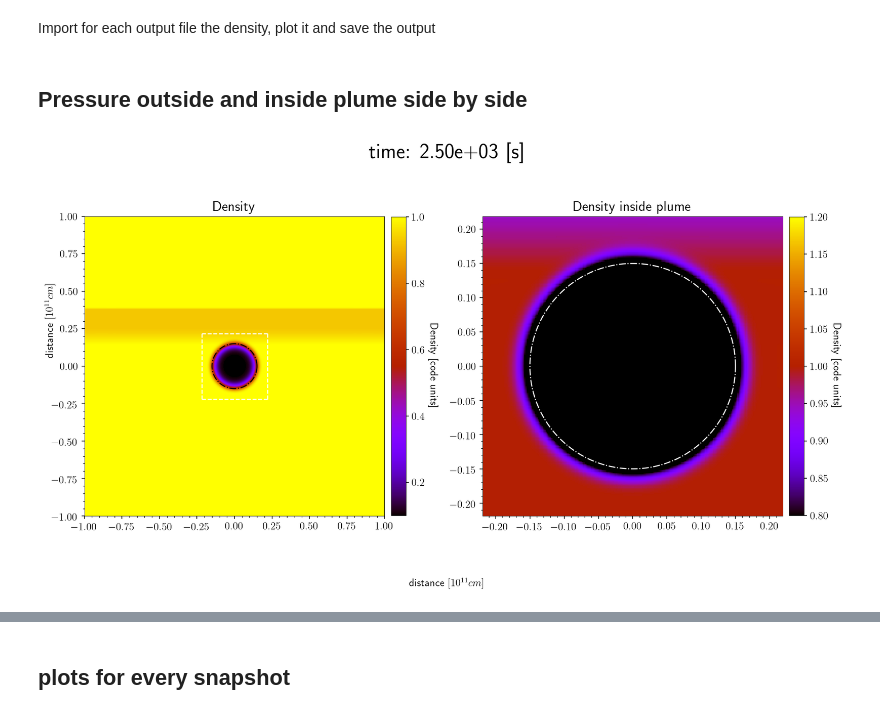
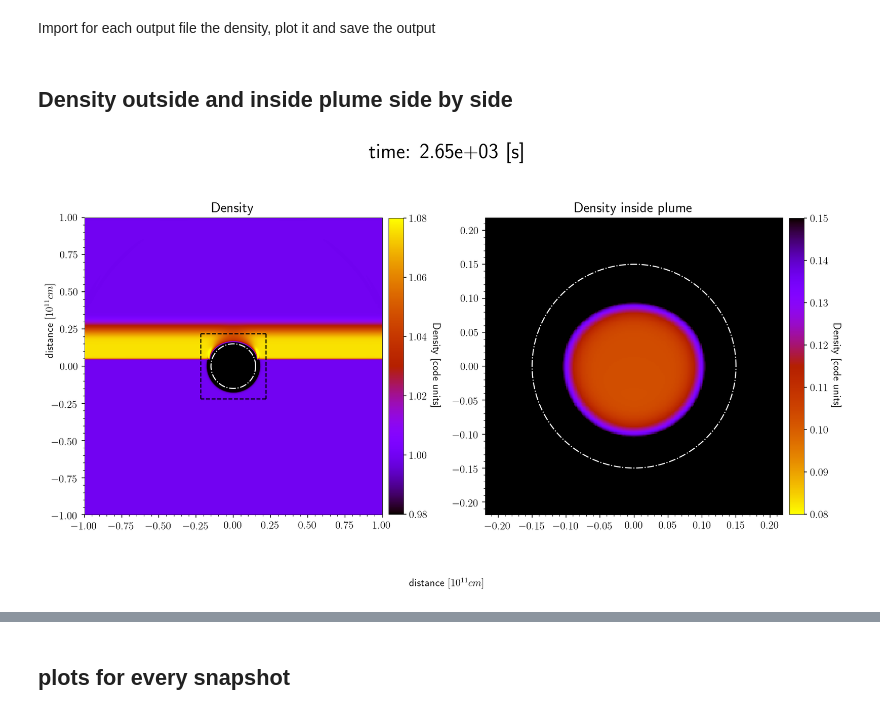
Before and after one commit to Cubedsheep/bachproef-wis-T2, a Jupyter notebook: coronal hole/hole data analysis.ipynb, the cells around one changed output, grey strips where cells are left out. Saved outputs shown, nothing was run; the diff lists cells and outputs as text; code cells hidden in the pictures.

```diff
--- a/coronal hole/hole data analysis.ipynb
+++ b/coronal hole/hole data analysis.ipynb
@@ -190,13 +190,13 @@ def rho_prs(D, i, save=False, name=""):
     fig, ax = plt.subplots(1,2,figsize=(12.8, 7.2))
 
     axis = ax[0]
-    im=axis.imshow(D.prs, vmin=0.0024, vmax=0.00292, extent=extent, cmap="gnuplot")
+    im=axis.imshow(D.prs, vmin=0.0245, vmax=0.0283, extent=extent, cmap="gnuplot")
     cbar = fig.colorbar(im, ax=axis, fraction=0.0465, pad=0.02)
     cbar.ax.set_ylabel('pressure [code units]', rotation=270, fontsize=12, labelpad=15)
     axis.set_title("Pressure", fontsize=16)
 
-    vmin=0.098
-    vmax = 0.10965
+    vmin=0.97
+    vmax = 1.08
     axis = ax[1]
     im=axis.imshow(D.rho, vmin=vmin, vmax=vmax, extent=extent, cmap="gnuplot")
     cbar = fig.colorbar(im, ax=axis, fraction=0.0465, pad=0.02)
@@ -218,7 +218,7 @@ def rho_prs(D, i, save=False, name=""):
 
     return fig
 
-i = 100
+i = 106
 D = pp.pload(i, w_dir=DATA_DIR+"/")
 rho_prs(D, i, save=True, name="test")
 plt.show()
@@ -228,7 +228,7 @@ Reading Data file : data/hole-raw//data.0100.dbl
 # %% [markdown]
 Import for each output file the density, plot it and save the output
 # %% [markdown]
-## Pressure outside and inside plume side by side
+## Density outside and inside plume side by side
 # %%
 ## preparation
 
@@ -256,66 +256,60 @@ def plume_zoom(D, i, save=False, name=""):
 
     # select cutoffs
     if i < 105:
-        vmin=1
+        vmin=0.98
     else:
         vmin=0.98
-    vmax = 1.0965
+    vmax = 1.08
 
     # pressure outside hole
     axis = ax[0]
-    im=axis.imshow(D.rho, extent=extent, cmap="gnuplot")
+    im=axis.imshow(D.rho, vmin=vmin, vmax=vmax, extent=extent, cmap="gnuplot")
     cbar = fig.colorbar(im, ax=axis, fraction=0.0465, pad=0.02)
     cbar.ax.set_ylabel('Density [code units]', rotation=270, fontsize=12, labelpad=15)
     axis.set_title("Density", fontsize=16)
     # draw box of the inset
-    axis.plot([min_coord, min_coord], [min_coord, max_coord], "w--", lw=1.2)
-    axis.plot([min_coord, max_coord], [max_coord, max_coord], "w--", lw=1.2)
-    axis.plot([max_coord, max_coord], [max_coord, min_coord], "w--", lw=1.2)
-    axis.plot([max_coord, min_coord], [min_coord, min_coord], "w--", lw=1.2)
+    axis.plot([min_coord, min_coord], [min_coord, max_coord], "k--", lw=1.2)
+    axis.plot([min_coord, max_coord], [max_coord, max_coord], "k--", lw=1.2)
+    axis.plot([max_coord, max_coord], [max_coord, min_coord], "k--", lw=1.2)
+    axis.plot([max_coord, min_coord], [min_coord, min_coord], "k--", lw=1.2)
     # draw the circle of characteristic width for the plume/hole
-    axis.plot(X_circ,Y_circ,"-.k",lw=1.2)
+    axis.plot(X_circ,Y_circ,"-.w",lw=1.2)
     # small ticks
     axis.yaxis.set_minor_locator(mpl.ticker.AutoMinorLocator())
     axis.xaxis.set_minor_locator(mpl.ticker.AutoMinorLocator())
 
-
-    # select cutoffs
-    if (i < 115) or (i > 135):
-        vmin = 0.8
-        vmax = 1.2
-    else:
-        vmin = 0.8 - 1/121*1/10*(i-114)*(136-i)
-        vmax = 1.2 + 1/121*3/10*(i-114)*(136-i)
+    vmin = 0.08
+    vmax = 0.15
 
     # pressure inside plume
     axis = ax[1]
-    im=axis.imshow(D.rho[MIN:MAX,MIN:MAX], vmin=vmin, vmax=vmax, extent=ex, cmap="gnuplot")
+    im=axis.imshow(D.rho[MIN:MAX,MIN:MAX], vmin=vmin, vmax=vmax, extent=ex, cmap="gnuplot_r")
     cbar = fig.colorbar(im, ax=axis, fraction=0.0465, pad=0.02)
     cbar.ax.set_ylabel('Density [code units]', rotation=270, fontsize=12, labelpad=15)
     axis.set_title("Density inside plume", fontsize=16)
     axis.plot(X_circ,Y_circ,"-.w",lw=1.2)
     axis.yaxis.set_minor_locator(mpl.ticker.AutoMinorLocator())
     axis.xaxis.set_minor_locator(mpl.ticker.AutoMinorLocator())
 
 
     fig.suptitle("time: %.2e [s]"%(T[i]), y=0.99, fontsize=24)
     #ax.set_xlabel("x-axis [cm]")
     #ax.set_ylabel("y-axis [cm]")
 
     fig.text(0.5, 0.025, r"distance $[10^{11}cm]$", va='center', ha="center")
     fig.text(0.005, 0.6, r"distance $[10^{11}cm]$", va='center', rotation=90)
 
     plt.tight_layout()
 
     if save:
         fig.savefig(name)
 
     return fig
 
 plume_zoom(D,i)
 plt.show()
 # %% [output]
-[figure, old version]
+[figure, new version]
 # %%
 X = np.linspace(X_EXTENT[0], X_EXTENT[1], X_POINTS)
 ref = pp.pload(0, DATA_DIR)
```
Also changed, not shown: parts of 3 cells of this notebook, 27 other files.
